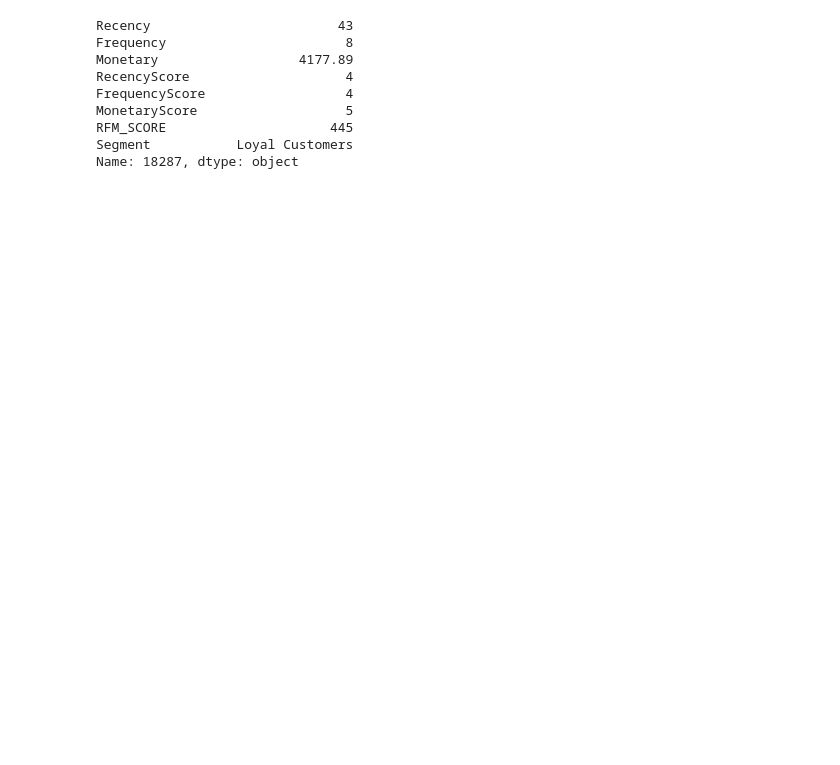
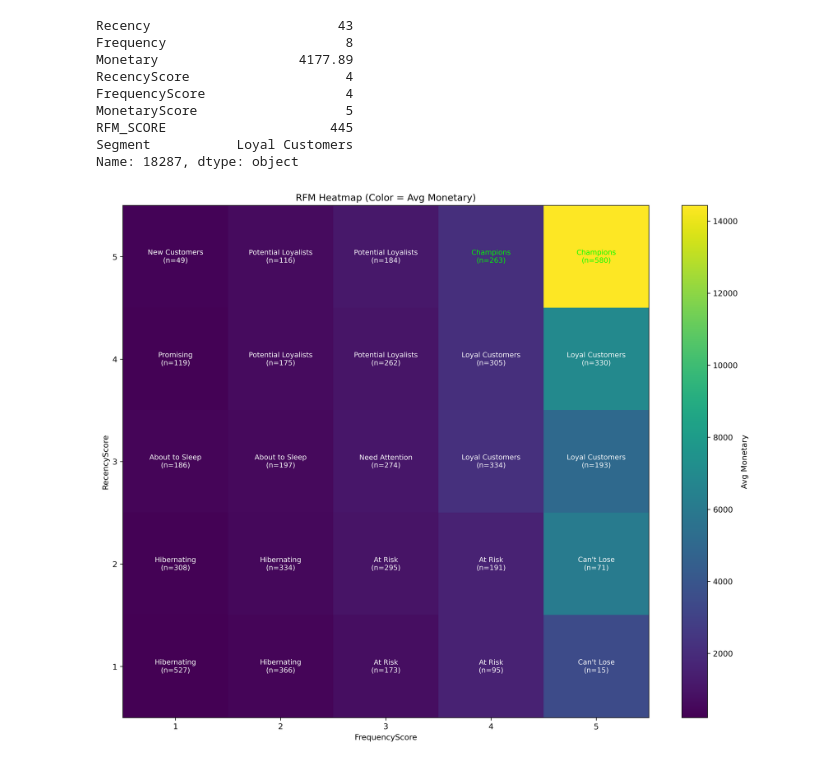
Before and after one commit to jarviscanada/jarvis_data_eng_BasilSyed, a Jupyter notebook: python_data_analytics/python_data_wrangling/retail_data_analytics_wrangling.ipynb, the cells around one changed output. Saved outputs shown, nothing was run; the diff lists cells and outputs as text; code cells hidden in the pictures; blank space fills up the shorter version.

Commit message:
Presentation figures

```diff
--- a/python_data_analytics/python_data_wrangling/retail_data_analytics_wrangling.ipynb
+++ b/python_data_analytics/python_data_wrangling/retail_data_analytics_wrangling.ipynb
@@ -505,3 +505,51 @@ MonetaryScore                   5
 RFM_SCORE                     445
 Segment           Loyal Customers
 Name: 18287, dtype: object
+# %%
+
+# ensure numeric scores
+rfm_table["RecencyScore"] = rfm_table["RecencyScore"].astype(int)
+rfm_table["FrequencyScore"] = rfm_table["FrequencyScore"].astype(int)
+
+# matrix for avg Monetary (color)
+m_val = rfm_table.pivot_table(
+    index="RecencyScore", columns="FrequencyScore",
+    values="Monetary", aggfunc="mean", fill_value=0
+)
+m_val = m_val.sort_index(ascending=False).sort_index(axis=1)  # top-right = 5,5
+
+# matrix for counts (for labels)
+m_cnt = rfm_table.groupby(["RecencyScore", "FrequencyScore"]).size().unstack(fill_value=0)
+m_cnt = m_cnt.sort_index(ascending=False).sort_index(axis=1)
+
+# dominant Segment per cell (mode)
+m_seg = rfm_table.pivot_table(
+    index="RecencyScore", columns="FrequencyScore",
+    values="Segment",
+    aggfunc=lambda x: x.mode().iloc[0],
+    fill_value=""
+)
+m_seg = m_seg.sort_index(ascending=False).sort_index(axis=1)
+
+plt.figure(figsize=(15,12),dpi=300)
+plt.imshow(m_val.values, aspect="auto", origin="upper")
+plt.colorbar(label="Avg Monetary")
+
+plt.xticks(range(len(m_val.columns)), m_val.columns)
+plt.yticks(range(len(m_val.index)), m_val.index)
+plt.xlabel("FrequencyScore")
+plt.ylabel("RecencyScore")
+plt.title("RFM Heatmap (Color = Avg Monetary)")
+
+# add labels inside each cell: Segment + count
+for i in range(m_val.shape[0]):
+    for j in range(m_val.shape[1]):
+        c = "lime" if m_seg.iloc[i, j] == "Champions" else "white"
+        plt.text(
+            j, i,
+            f'{m_seg.iloc[i, j]}\n(n={m_cnt.iloc[i, j]})',
+            ha="center", va="center", fontsize=9, color=c
+        )
+plt.savefig("rfm_matrix.png",dpi=300,bbox_inches="tight")
+# %% [output]
+[figure, added]
```
Also changed, not shown: parts of 3 cells of this notebook, 2 other files.
